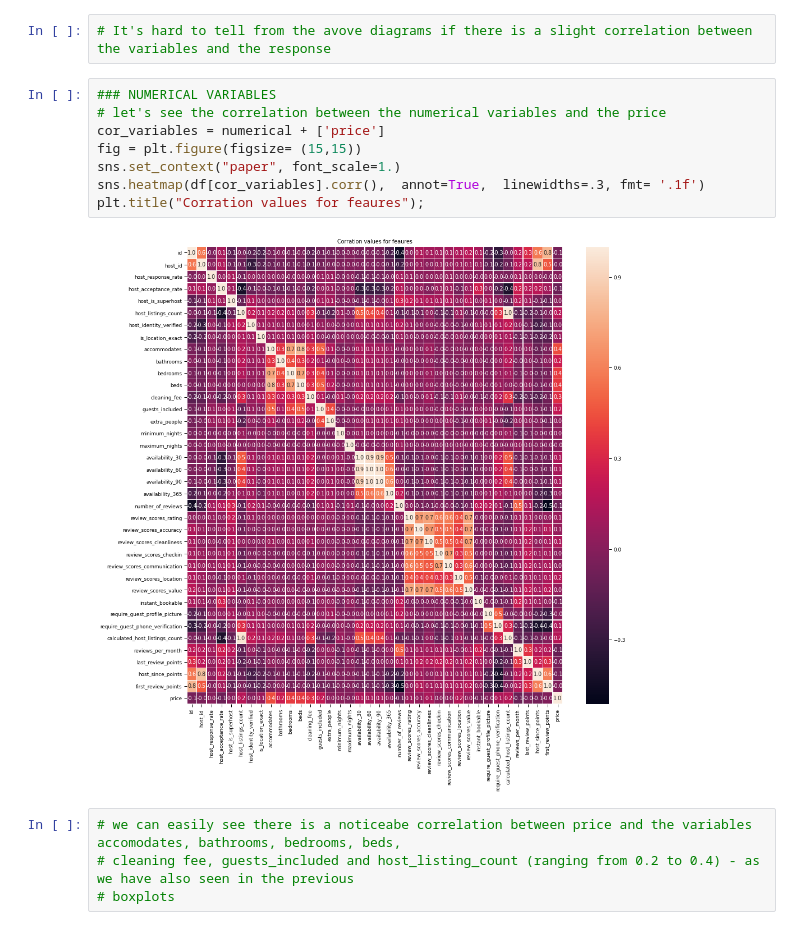
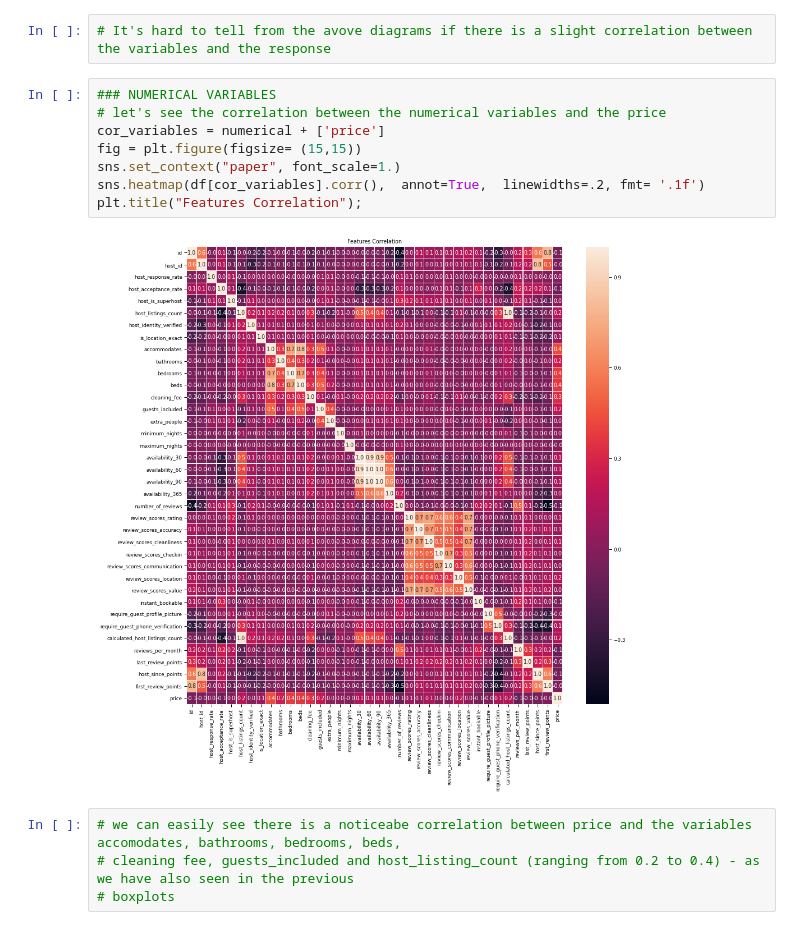
Before and after one commit to vasilisbaltas/Project_1-Udacity-DS-Nanodegree, a Jupyter notebook: Airbnb_Boston.ipynb, the cells around one changed output. Saved outputs shown, nothing was run; the diff lists cells and outputs as text.

```diff
--- a/Airbnb_Boston.ipynb
+++ b/Airbnb_Boston.ipynb
@@ -522,13 +522,13 @@ for var in ['last_review_points','host_since_points','first_review_points']:
 # %%
 ### NUMERICAL VARIABLES
 # let's see the correlation between the numerical variables and the price
 cor_variables = numerical + ['price']
 fig = plt.figure(figsize= (15,15))
 sns.set_context("paper", font_scale=1.)
-sns.heatmap(df[cor_variables].corr(),  annot=True,  linewidths=.3, fmt= '.1f')
-plt.title("Corration values for feaures");
+sns.heatmap(df[cor_variables].corr(),  annot=True,  linewidths=.2, fmt= '.1f')
+plt.title("Features Correlation");
 # %% [output]
-[figure, old version]
+[figure, new version]
 # %%
 # we can easily see there is a noticeabe correlation between price and the variables accomodates, bathrooms, bedrooms, beds,
 # cleaning fee, guests_included and host_listing_count (ranging from 0.2 to 0.4) - as we have also seen in the previous
```
Also changed, not shown: 1 other file.
